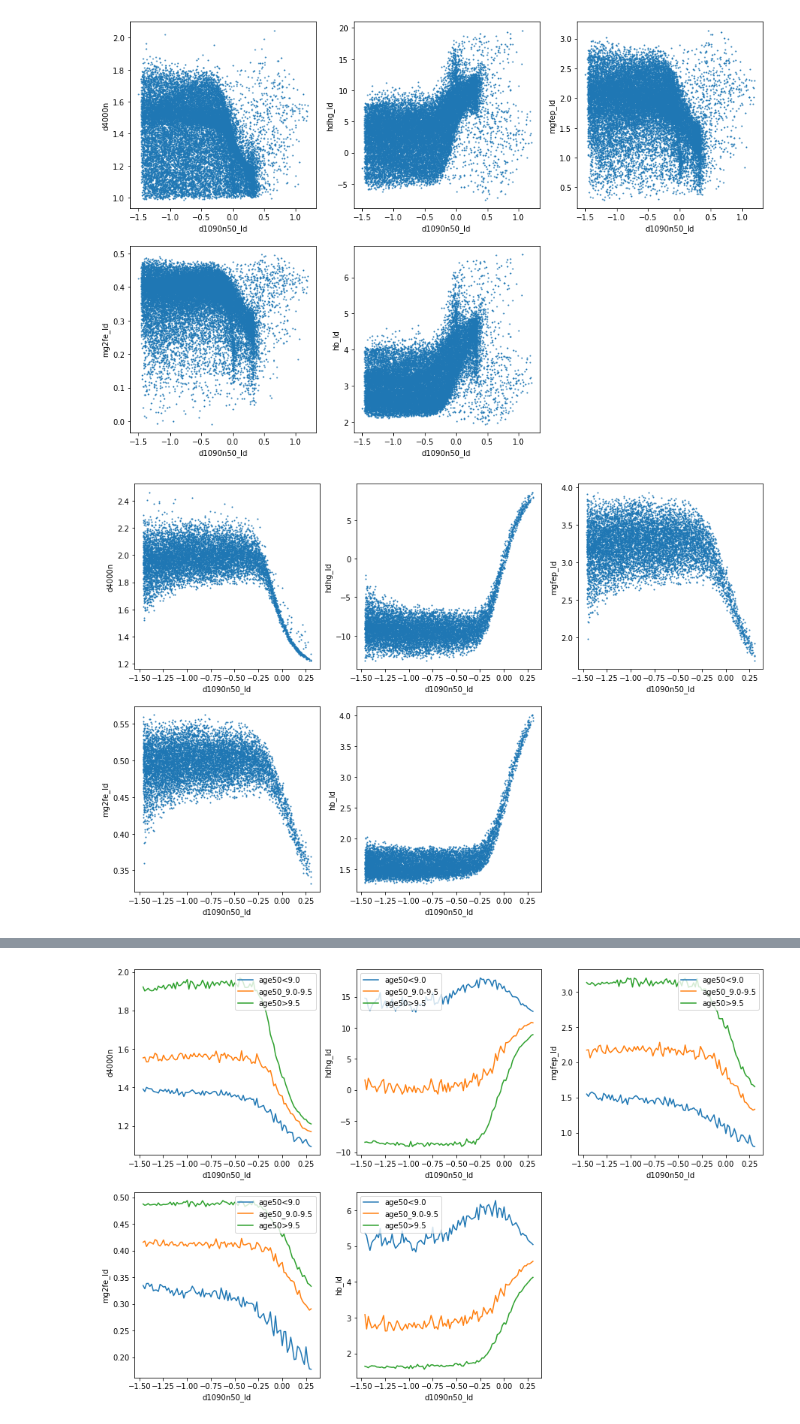
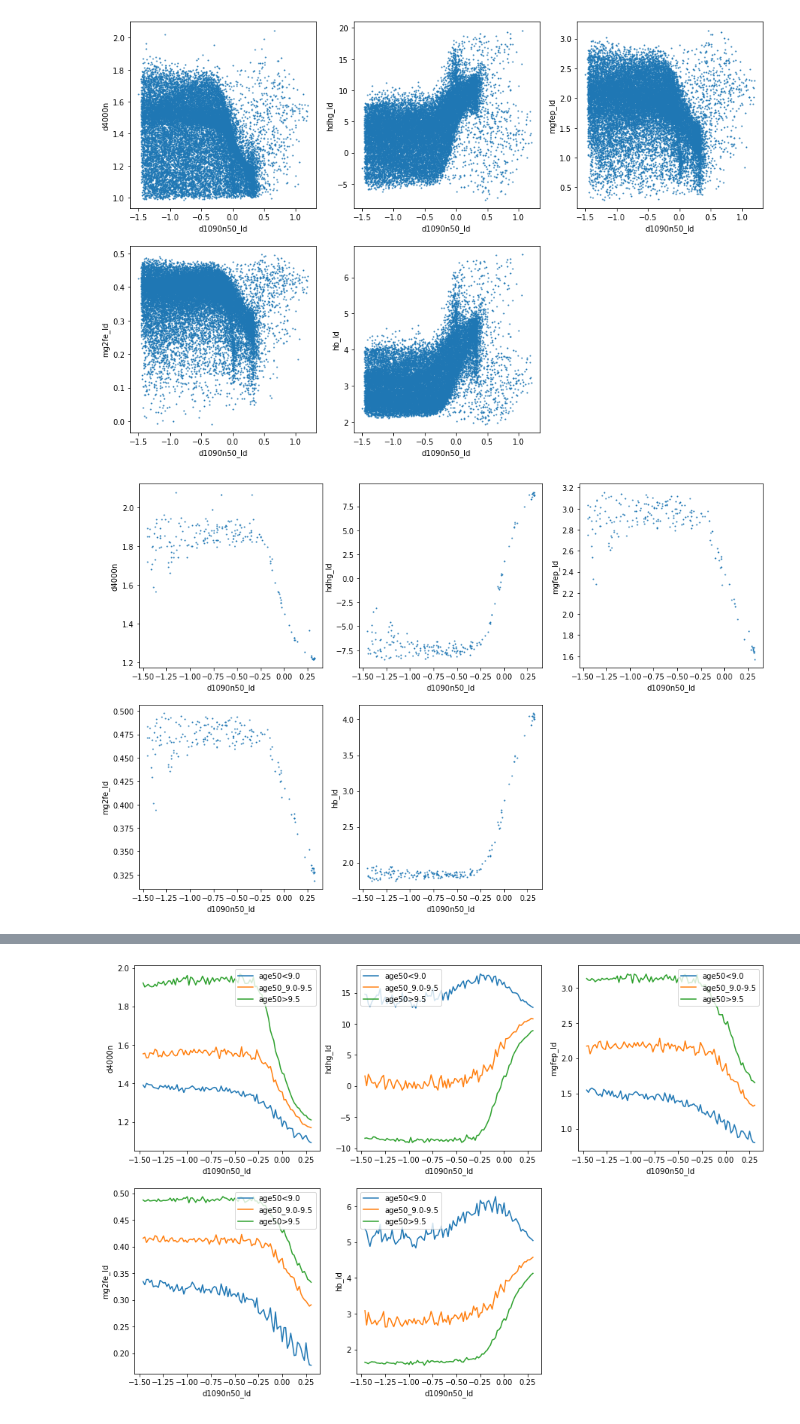
Before and after one commit to edoardorossi3/TESIedo_git, a Jupyter notebook: tesi_py/opt_lib.ipynb, the cells around one changed output, grey strips where cells are left out. Cells and saved outputs as stored; diff of their text form; code cells hidden in the pictures.

```diff
--- a/tesi_py/opt_lib.ipynb
+++ b/tesi_py/opt_lib.ipynb
@@ -52,8 +52,12 @@ age50_ld=hdul_par_ld[1].data['age50']
 age90_ld=hdul_par_ld[1].data['age90']
 
 mfwz_ld=hdul_par_ld[1].data['MFORMW_Z']
+lwz_ld=hdul_par_ld[1].data['LW_Z'][..., 2]
+lw_age=hdul_par_ld[1].data['LW_AGE'][...,2]
 
 N_bursts=hdul_models[1].data['NBURST']
+t_form=(hdul_models[1].data['LOGTFORM'])
+z_alpha=hdul_models[1].data['Z_ALPHA']
 # %%
 n_chunks=40
 for i in range(2,n_chunks+1):
@@ -96,6 +100,8 @@ for i in range(2,n_chunks+1):
     _age90_ld=hdul_par_ld[1].data['age90']
 
     _mfwz_ld=hdul_par_ld[1].data['MFORMW_Z']
+    _lwz_ld=hdul_par_ld[1].data['LW_Z'][...,2]
+    _lw_age=hdul_par_ld[1].data['LW_AGE'][...,2]
 
     sigma_D4000n=np.append(sigma_D4000n, _sigma_D4000n)
     sigma_hdhg=np.append(sigma_hdhg, _sigma_hdhg)
@@ -118,6 +124,8 @@ for i in range(2,n_chunks+1):
     age50_ld=np.append(age50_ld, _age50_ld)
     age90_ld=np.append(age90_ld, _age90_ld)
     mfwz_ld=np.append(mfwz_ld, _mfwz_ld)
+    lwz_ld=np.append(lwz_ld, _lwz_ld)
+    lw_age=np.append(lw_age, _lw_age)
 
     mag_u_ld=np.append(mag_u_ld, _mag_u_ld)
     mag_g_ld=np.append(mag_g_ld, _mag_g_ld)
@@ -149,7 +157,7 @@ fig_resol_age=f_plt.idx_resol(d1090n50_ld[idx_sel],D4000n_ld[idx_sel],hdhg_ld[id
 # %% [output]
 [figure]
 # %%
-idx_sel=((np.log10(age50_ld) > 9.8)  & (abs(mfwz_ld)<0.1) &(N_bursts==0))
+idx_sel=(N_bursts==0)&(abs(lwz_ld)<0.025)&(np.log10(age50_ld)<9.8)& (np.log10(age50_ld)>9.75)
 fig_resol_age=f_plt.idx_resol(d1090n50_ld[idx_sel],D4000n_ld[idx_sel],hdhg_ld[idx_sel], MgFeP_ld[idx_sel], Mg2Fe_ld[idx_sel], Hb_ld[idx_sel], par_name='d1090n50_ld', idx_name=['d4000n', 'hdhg_ld', 'mgfep_ld', 'mg2fe_ld', 'hb_ld'], figsize=(15,10))
 # %% [output]
-[figure, old version]
+[figure, new version]
```
Also changed, not shown: parts of 25 cells of this notebook, 2 other files.
